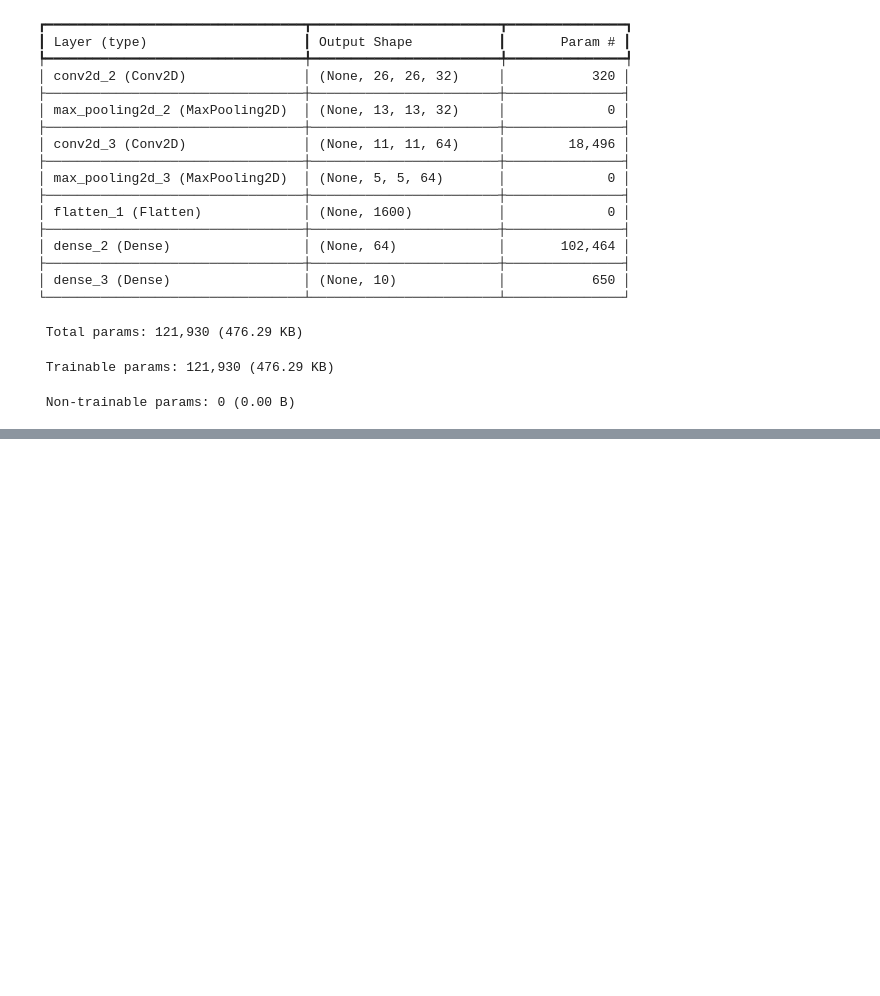
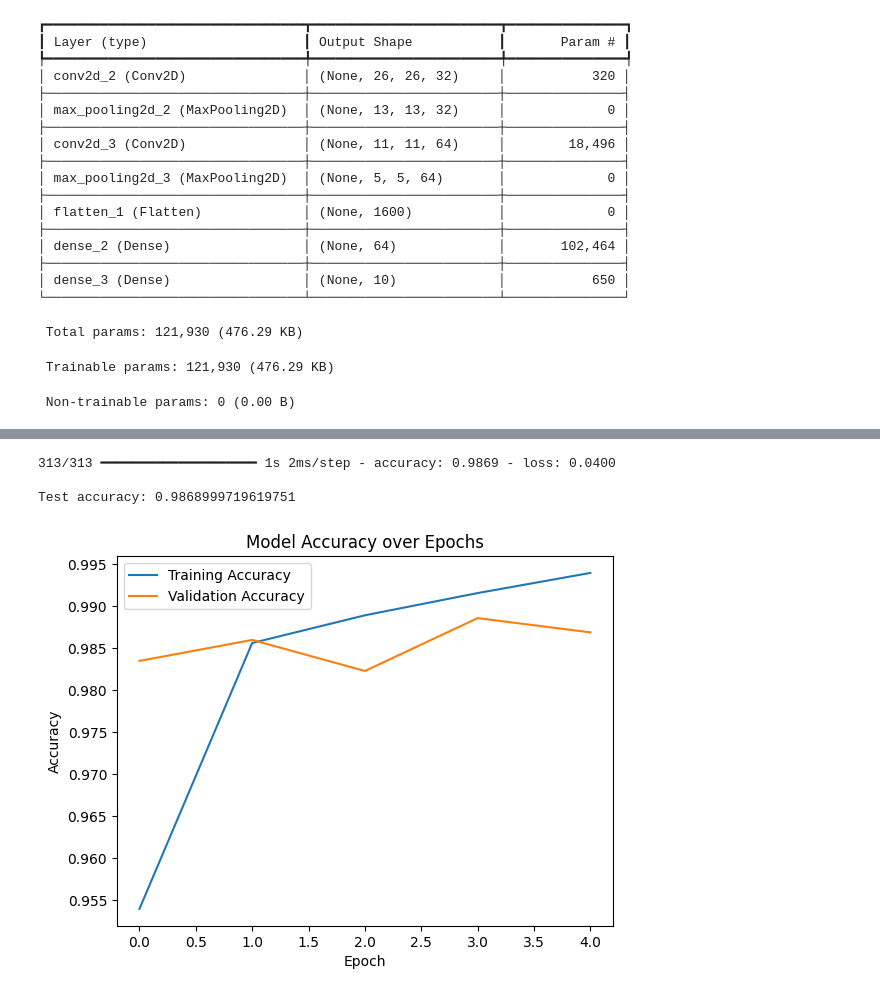
Before and after one commit to Dunith-M/MNIST-HandWritting-easy-, a Jupyter notebook: mnist_handWritting.ipynb, the cells around one changed output, grey strips where cells are left out. Drawn from its saved outputs; the diff is of its cells as text; code cells hidden in the pictures; blank space fills up the shorter version.

```diff
--- a/mnist_handWritting.ipynb
+++ b/mnist_handWritting.ipynb
@@ -207,0 +210,7 @@ Model: "sequential_1"
+# %%
+model.compile(optimizer='adam',
+              loss='sparse_categorical_crossentropy',
+              metrics=['accuracy'])
+# %%
+history = model.fit(x_train, y_train, epochs=5,
+                    validation_data=(x_test, y_test))
@@ -207,0 +228,19 @@ Model: "sequential_1"
+# %%
+# Evaluate the model
+test_loss, test_acc = model.evaluate(x_test, y_test)
+print("\nTest accuracy:", test_acc)
+# %% [output]
+313/313 ━━━━━━━━━━━━━━━━━━━━ 1s 2ms/step - accuracy: 0.9869 - loss: 0.0400
+
+Test accuracy: 0.9868999719619751
+# %%
+# Vizualizing the model
+plt.plot(history.history['accuracy'], label='Training Accuracy')
+plt.plot(history.history['val_accuracy'], label='Validation Accuracy')
+plt.title('Model Accuracy over Epochs')
+plt.xlabel('Epoch')
+plt.ylabel('Accuracy')
+plt.legend()
+plt.show()
+# %% [output]
+[figure, added]
```
Also changed, not shown: parts of 2 cells of this notebook.
